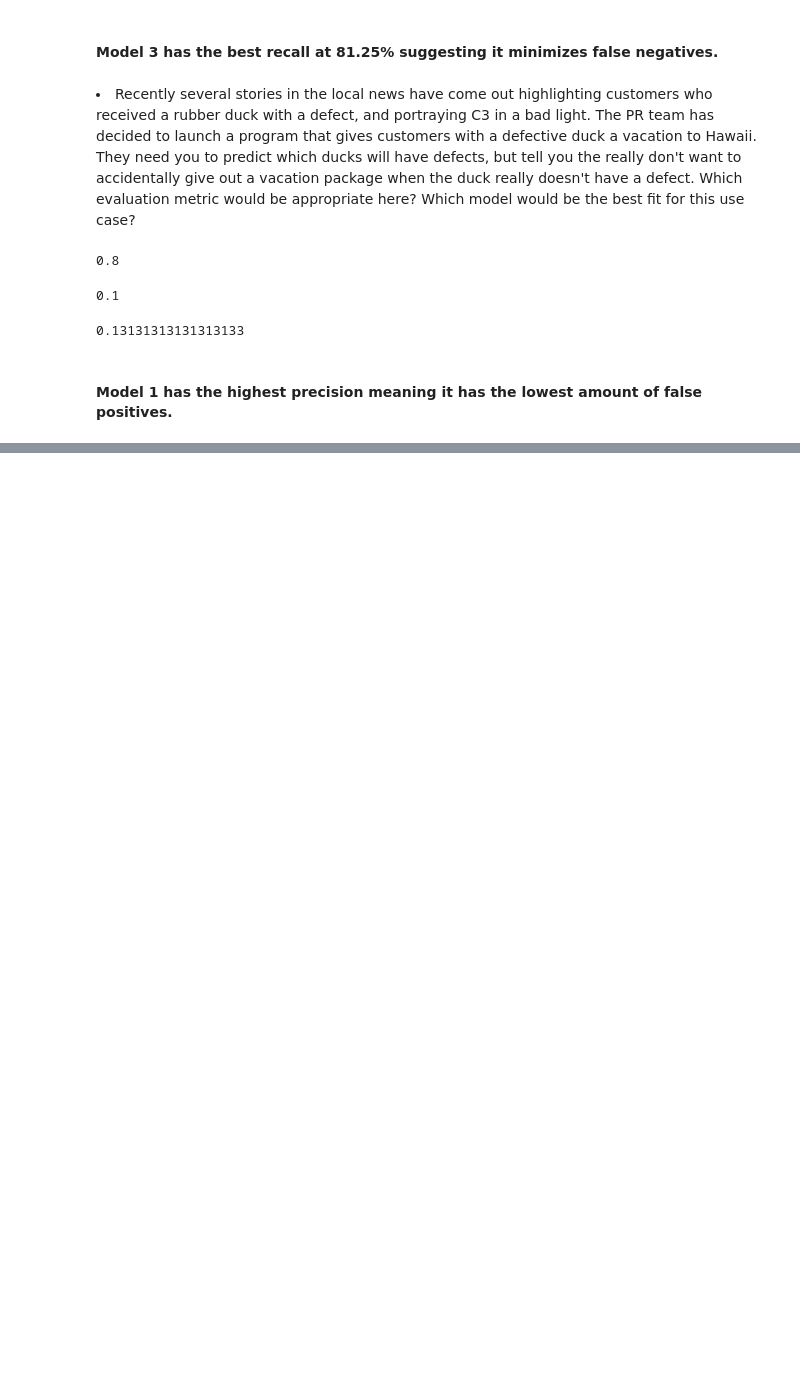
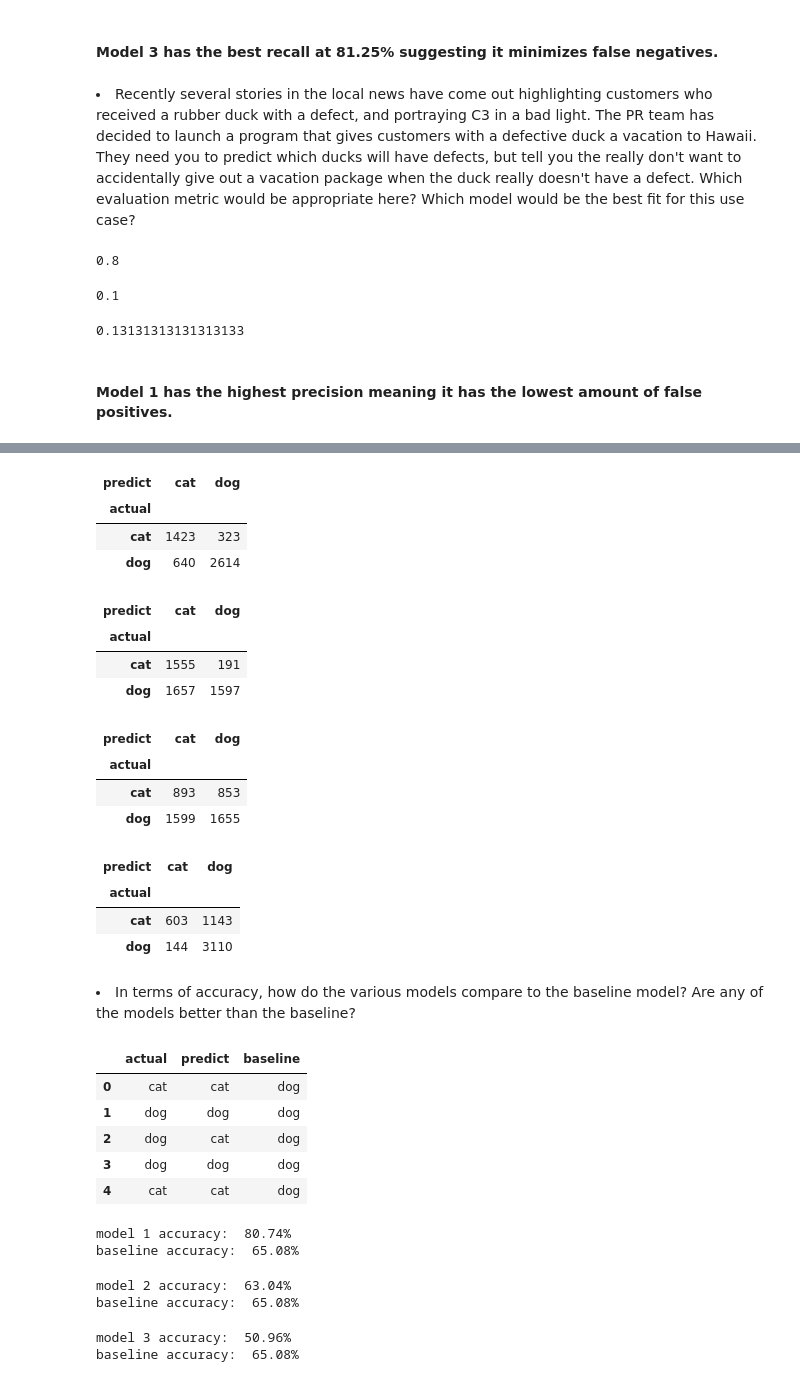
Before and after one commit to david-ryan-alviola/classification-exercises, a Jupyter notebook: model_evaluation.ipynb, the cells around one changed output, grey strips where cells are left out. Saved outputs shown, nothing was run; the diff lists cells and outputs as text; code cells hidden in the pictures; blank space fills up the shorter version.

```diff
--- a/model_evaluation.ipynb
+++ b/model_evaluation.ipynb
@@ -140,0 +163,78 @@ model_3_precision
+# %%
+model_1 = cats_and_dogs_df[['actual', 'model1']]
+model_1.rename(columns={'model1' : 'predict'}, inplace=True)
+pd.crosstab(model_1.actual, model_1.predict)
+# %% [output]
+| predict | cat | dog |
+| actual |  |  |
+| cat | 1423 | 323 |
+| dog | 640 | 2614 |
+# %%
+model_2 = cats_and_dogs_df[['actual', 'model2']]
+model_2.rename(columns={'model2' : 'predict'}, inplace=True)
+pd.crosstab(model_2.actual, model_2.predict)
+# %% [output]
+| predict | cat | dog |
+| actual |  |  |
+| cat | 1555 | 191 |
+| dog | 1657 | 1597 |
+# %%
+model_3 = cats_and_dogs_df[['actual', 'model3']]
+model_3.rename(columns={'model3' : 'predict'}, inplace=True)
+pd.crosstab(model_3.actual, model_3.predict)
+# %% [output]
+| predict | cat | dog |
+| actual |  |  |
+| cat | 893 | 853 |
+| dog | 1599 | 1655 |
+# %%
+model_4 = cats_and_dogs_df[['actual', 'model4']]
+model_4.rename(columns={'model4' : 'predict'}, inplace=True)
+pd.crosstab(model_4.actual, model_4.predict)
+# %% [output]
+| predict | cat | dog |
+| actual |  |  |
+| cat | 603 | 1143 |
+| dog | 144 | 3110 |
+# %% [markdown]
+<li>In terms of accuracy, how do the various models compare to the baseline model? Are any of the models better than the baseline?
+# %%
+# Define "dog" as baseline outcome
+model_1['baseline'] = "dog"
+model_1.head()
+# %% [output]
+|  | actual | predict | baseline |
+| 0 | cat | cat | dog |
+| 1 | dog | dog | dog |
+| 2 | dog | cat | dog |
+| 3 | dog | dog | dog |
+| 4 | cat | cat | dog |
+# %%
+model_1_accuracy = (model_1.predict == model_1.actual).mean()
+base_accuracy = (model_1.baseline == model_1.actual).mean()
+
+print(f"model 1 accuracy:  {model_1_accuracy:.2%}")
+print(f"baseline accuracy:  {base_accuracy:.2%}")
+# %% [output]
+model 1 accuracy:  80.74%
+baseline accuracy:  65.08%
+# %%
+model_2['baseline'] = "dog"
+model_2_accuracy = (model_2.predict == model_2.actual).mean()
+base_accuracy = (model_2.baseline == model_2.actual).mean()
+
+print(f"model 2 accuracy:  {model_2_accuracy:.2%}")
+print(f"baseline accuracy:  {base_accuracy:.2%}")
+# %% [output]
+model 2 accuracy:  63.04%
+baseline accuracy:  65.08%
+# %%
+model_3['baseline'] = "dog"
+model_3_accuracy = (model_3.predict == model_3.actual).mean()
+base_accuracy = (model_3.baseline == model_3.actual).mean()
+
+print(f"model 3 accuracy:  {model_3_accuracy:.2%}")
+print(f"baseline accuracy:  {base_accuracy:.2%}")
+# %% [output]
+model 3 accuracy:  50.96%
+baseline accuracy:  65.08%
```
Also changed, not shown: parts of 29 cells of this notebook.
